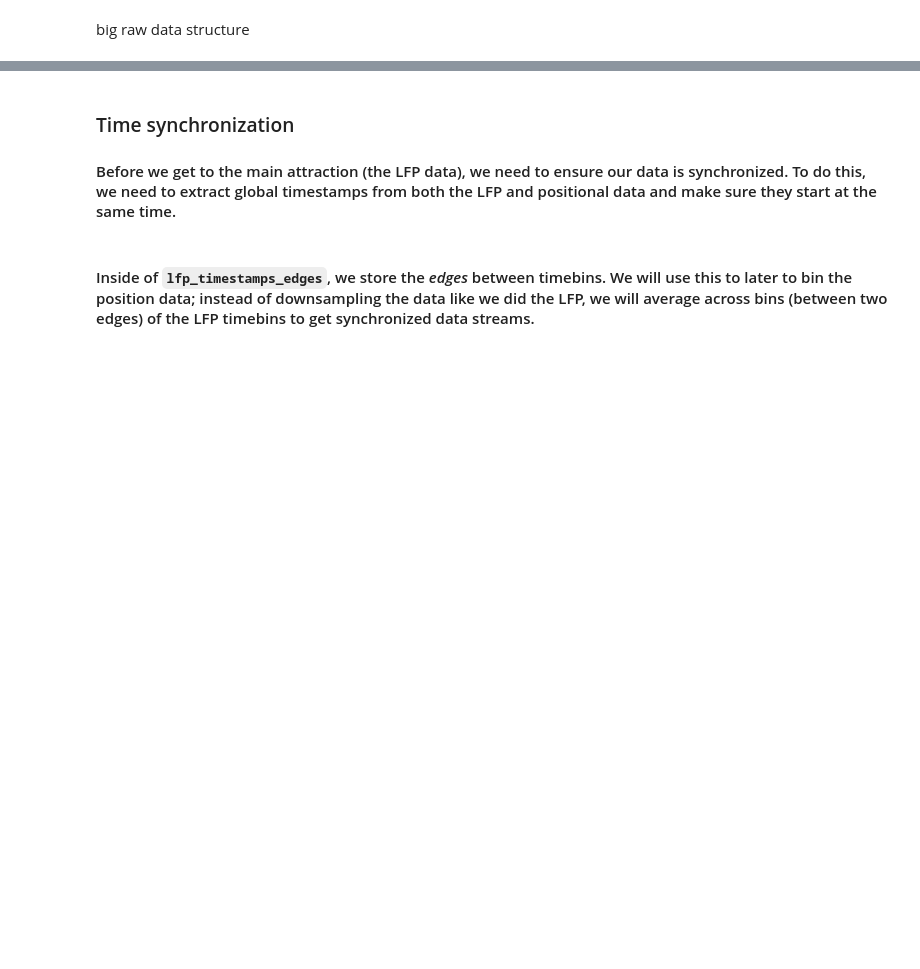
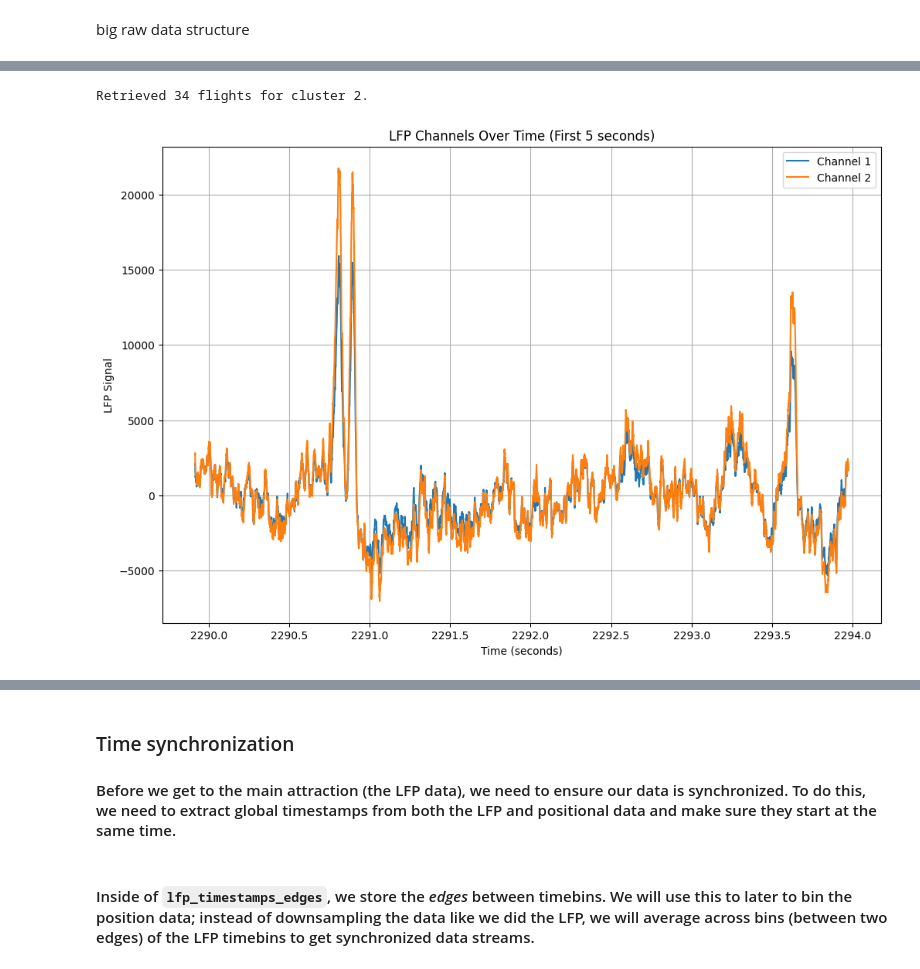
Before and after one commit to ben-toker/batTIMBRE, a Jupyter notebook: currentobjectives.ipynb, the cells around one changed output, grey strips where cells are left out. Saved outputs shown, nothing was run; the diff lists cells and outputs as text; code cells hidden in the pictures; blank space fills up the shorter version.

```diff
--- a/currentobjectives.ipynb
+++ b/currentobjectives.ipynb
@@ -19,4 +19,4 @@ lfp_file_path = './data/ephys/32622_231007_lfp.mat'
 
 
 #Clean up position data (remove NaNs, etc.) and load in LFP from given file path
-lfp_mat, cleaned_pos, session = load_and_clean_bat_data(data_path, bat_id, date, lfp_file_path,use_cache=True)
+_, _, session = load_and_clean_bat_data(data_path, bat_id, date, lfp_file_path,use_cache=True)
@@ -33,0 +116,36 @@ AttributeError: 'dict' object has no attribute 'shape'
+# %%
+# Mask the raw data for the specified cluster and add flight info
+filtered_BIGRAW = mask_by_cluster(session, masked_BIGRAW, cluster_id=2,buffer=0)
+import matplotlib.pyplot as plt
+
+# Define the channels to plot
+channels_to_plot = [0, 1]  # Adjust these indices based on your specific channels
+
+# Extract timestamps and LFP data for the selected channels
+timestamps_sec = filtered_BIGRAW[:, 0] / 1e6  # Convert timestamps from microseconds to seconds
+lfp_data = filtered_BIGRAW[:, 1:-4]
+
+# Define the duration to plot (in seconds)
+duration_to_plot = 5
+
+# Find the indices corresponding to the duration to plot
+end_index = np.searchsorted(timestamps_sec, timestamps_sec[0] + duration_to_plot)
+
+# Slice the data once for the required duration
+plot_timestamps = timestamps_sec[:end_index]
+plot_data = lfp_data[:end_index, channels_to_plot]
+
+# Plot the selected channels for the specified duration
+plt.figure(figsize=(12, 8))
+for i, channel_data in enumerate(plot_data.T):  # Transpose for channel-wise iteration
+    plt.plot(plot_timestamps, channel_data, label=f'Channel {channels_to_plot[i] + 1}')
+
+plt.xlabel('Time (seconds)')
+plt.ylabel('LFP Signal')
+plt.title(f'LFP Channels Over Time (First {duration_to_plot} seconds)')
+plt.legend()
+plt.grid(True)
+plt.show()
+# %% [output]
+Retrieved 34 flights for cluster 2.
+[figure, added]
```
Also changed, not shown: parts of 9 cells of this notebook, 2 other files.
